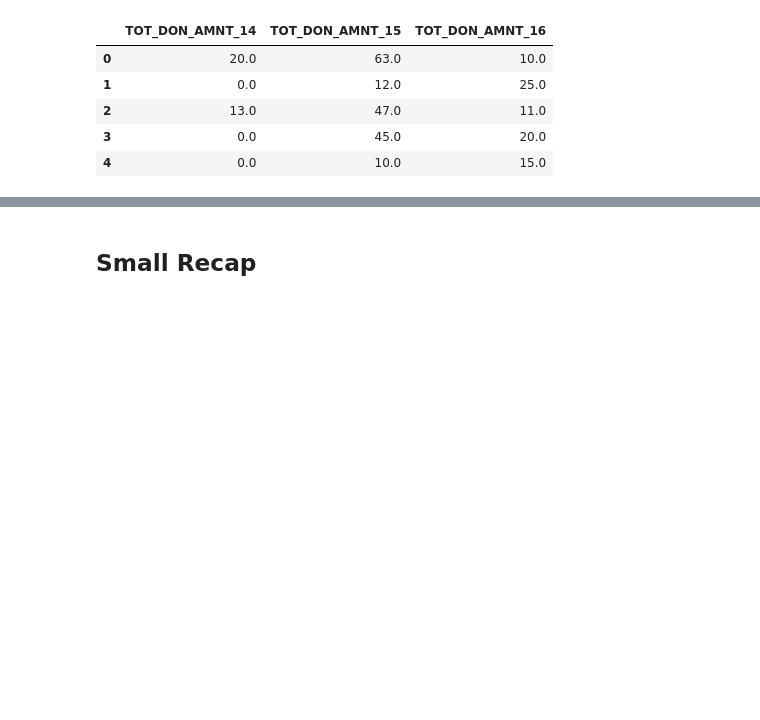
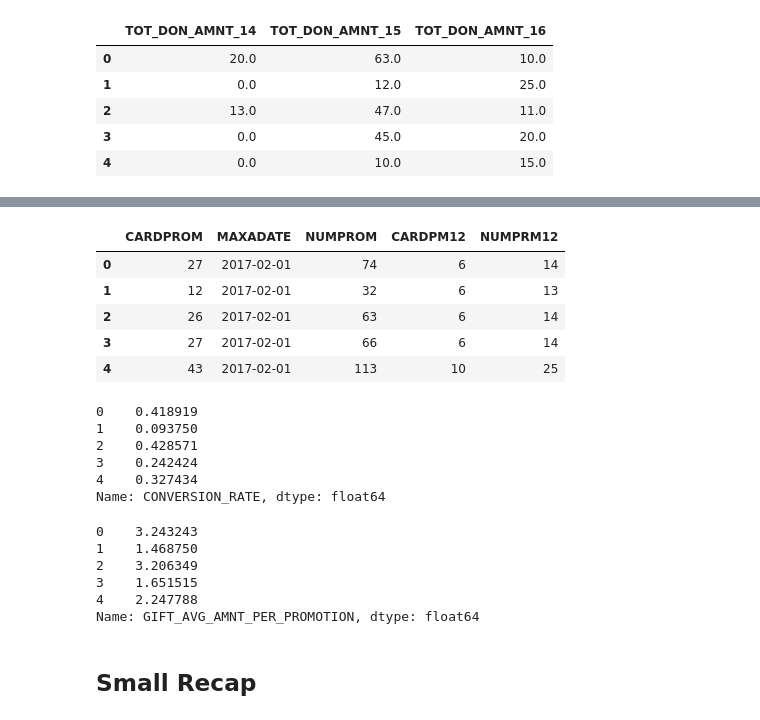
Before and after one commit to FilipeGCoelho/DM, a Jupyter notebook: Notebooks/0_DataCleaning.ipynb, the cells around one changed output, grey strips where cells are left out. Drawn from its saved outputs; the diff is of its cells as text; code cells hidden in the pictures; blank space fills up the shorter version.

```diff
--- a/Notebooks/0_DataCleaning.ipynb
+++ b/Notebooks/0_DataCleaning.ipynb
@@ -53,6 +50,8 @@ RFA_2R    0
 RFA_2F    0
 RFA_2A    0
 dtype: int64
+# %%
+df[columns_donator_classification] = df[columns_donator_classification].astype('object')
 # %% [markdown]
  ## Donation history
 
@@ -220,3 +219,10 @@ columns_to_remove = ['MINRDATE','MAXRDATE','LASTDATE','FISTDATE','NEXTDATE']
 df.drop(columns=columns_to_remove, inplace=True)
 
 columns_donation_history = [col for col in columns_donation_history if col not in columns_to_remove]
+# %%
+#Add "Average donation value per gift"'s column
+new_column = 'AVG_GIFT_VAL'
+columns_donation_history.append(new_column)
+
+df[new_column] = df['RAMNTALL'] / df['NGIFTALL']
+df[new_column].head()
@@ -284,0 +316,33 @@ df[columns_total_donation_amount_perYear].head()
+# %%
+columns_overall_promotion_targeting = [
+    'CARDPROM',
+    'MAXADATE',
+    'NUMPROM',
+    'CARDPM12',
+    'NUMPRM12',
+]
+
+columns_return_rates = []
+# %%
+df[columns_overall_promotion_targeting].head()
+# %% [output]
+|  | CARDPROM | MAXADATE | NUMPROM | CARDPM12 | NUMPRM12 |
+| 0 | 27 | 2017-02-01 | 74 | 6 | 14 |
+| 1 | 12 | 2017-02-01 | 32 | 6 | 13 |
+| 2 | 26 | 2017-02-01 | 63 | 6 | 14 |
+| 3 | 27 | 2017-02-01 | 66 | 6 | 14 |
+| 4 | 43 | 2017-02-01 | 113 | 10 | 25 |
+# %%
+#Adding conversion rate into df
+new_column = 'CONVERSION_RATE'
+columns_return_rates.append(new_column)
+
+df[new_column] = df['NGIFTALL'] / df['NUMPROM']
+df[new_column].head()
+# %% [output]
+0    0.418919
+1    0.093750
+2    0.428571
+3    0.242424
+4    0.327434
+Name: CONVERSION_RATE, dtype: float64
@@ -285,3 +356,17 @@ df[columns_total_donation_amount_perYear].head()
+# %%
+#Adding average gift per promotion targeting
+new_column = 'GIFT_AVG_AMNT_PER_PROMOTION'
+columns_return_rates.append(new_column)
+
+df[new_column] = df['RAMNTALL'] / df['NUMPROM']
+df[new_column].head()
+# %% [output]
+0    3.243243
+1    1.468750
+2    3.206349
+3    1.651515
+4    2.247788
+Name: GIFT_AVG_AMNT_PER_PROMOTION, dtype: float64
 # %% [markdown]
 ## Small Recap
 # %%
```
Also changed, not shown: parts of 6 cells of this notebook.
